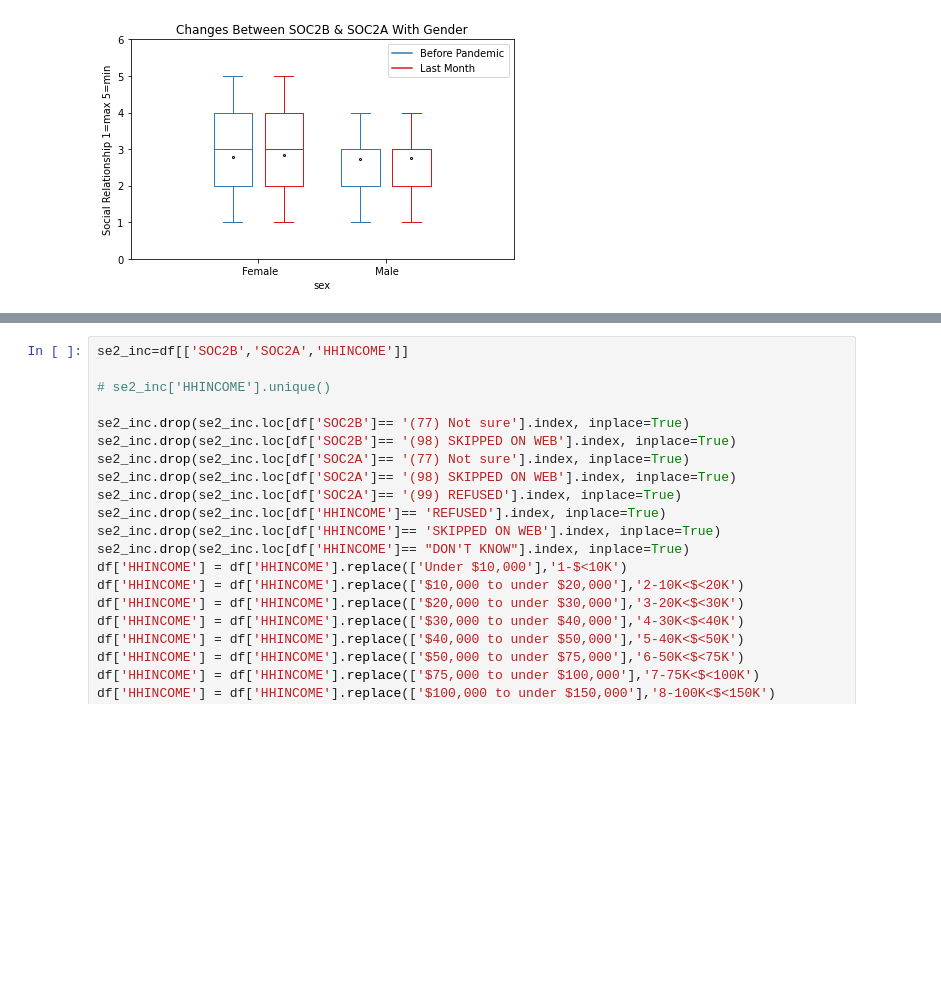
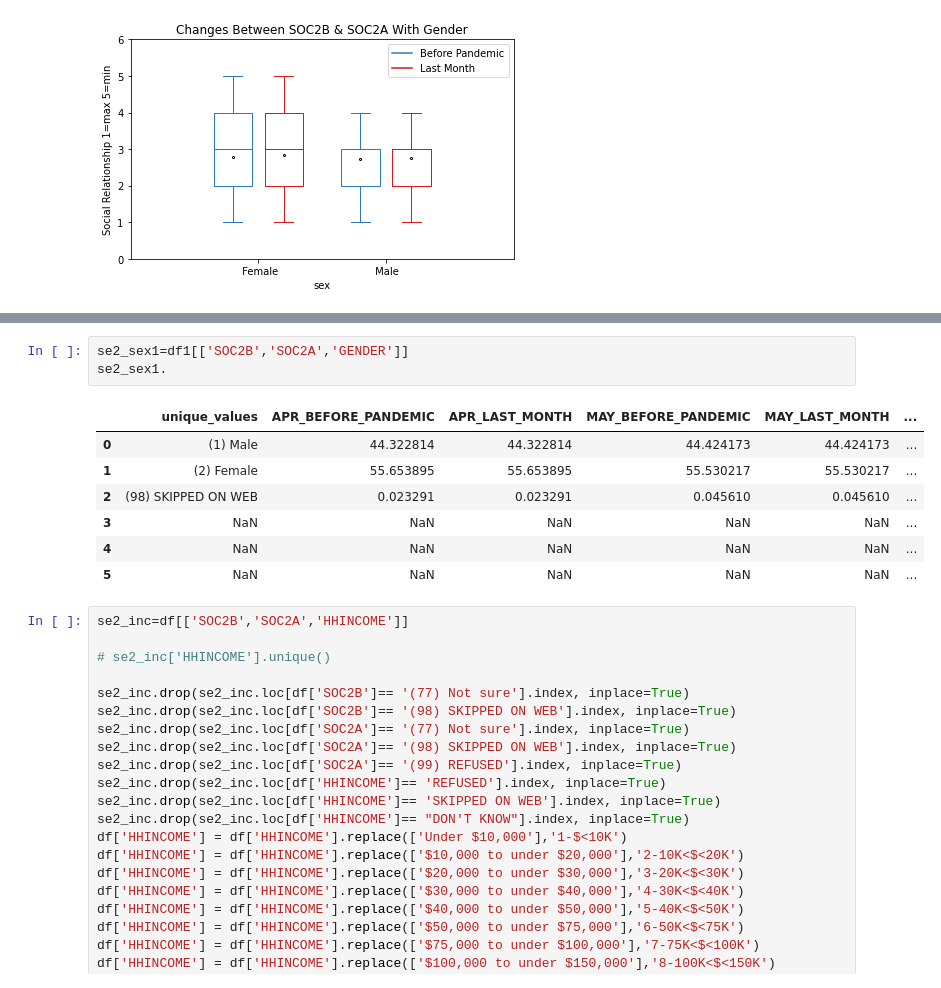
Before and after one commit to meisamasgri/Covid19AndMentalHealth, a Jupyter notebook: Statistical Experiments.ipynb, the cells around one changed output, grey strips where cells are left out. Cells and saved outputs as stored; diff of their text form; blank space fills up the shorter version.

```diff
--- a/Statistical Experiments.ipynb
+++ b/Statistical Experiments.ipynb
@@ -491,3 +748,14 @@ See the caveats in the documentation: https://pandas.pydata.org/pandas-docs/stab
+# %%
+se2_sex1=df1[['SOC2B','SOC2A','GENDER']]
+se2_sex1.
+# %% [output]
+|  | unique_values | APR_BEFORE_PANDEMIC | APR_LAST_MONTH | MAY_BEFORE_PANDEMIC | MAY_LAST_MONTH | ... |
+| 0 | (1) Male | 44.322814 | 44.322814 | 44.424173 | 44.424173 | ... |
+| 1 | (2) Female | 55.653895 | 55.653895 | 55.530217 | 55.530217 | ... |
+| 2 | (98) SKIPPED ON WEB | 0.023291 | 0.023291 | 0.045610 | 0.045610 | ... |
+| 3 | NaN | NaN | NaN | NaN | NaN | ... |
+| 4 | NaN | NaN | NaN | NaN | NaN | ... |
+| 5 | NaN | NaN | NaN | NaN | NaN | ... |
 # %%
 se2_inc=df[['SOC2B','SOC2A','HHINCOME']]
 
```
Also changed, not shown: parts of 5 cells of this notebook, 4 other files.
